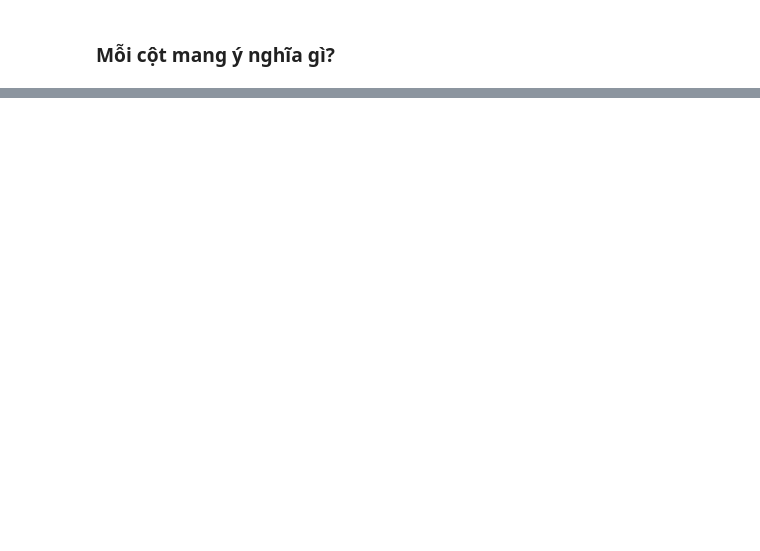
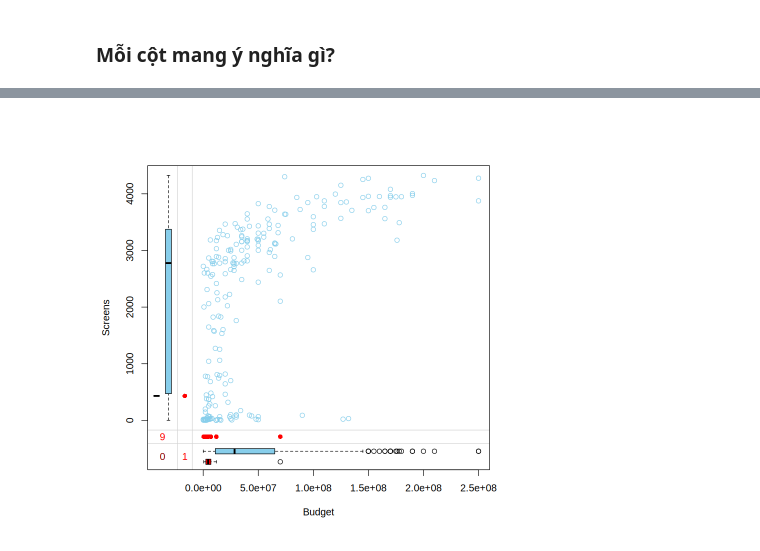
Before and after one commit to lnhutnam/MTT147-FinalProject, a Jupyter notebook: src/part-01/CSM-analysis.ipynb, the cells around one changed output, grey strips where cells are left out. Cells and saved outputs as stored; diff of their text form; code cells hidden in the pictures; blank space fills up the shorter version.

```diff
--- a/src/part-01/CSM-analysis.ipynb
+++ b/src/part-01/CSM-analysis.ipynb
@@ -135,0 +482,4 @@ tibble [231 × 14] (S3: tbl_df/tbl/data.frame)
+# %%
+marginplot(processed_data[, c('Budget', 'Screens')])
+# %% [output]
+[figure, added]
```
Also changed, not shown: parts of 229 cells of this notebook, 2 other files.
